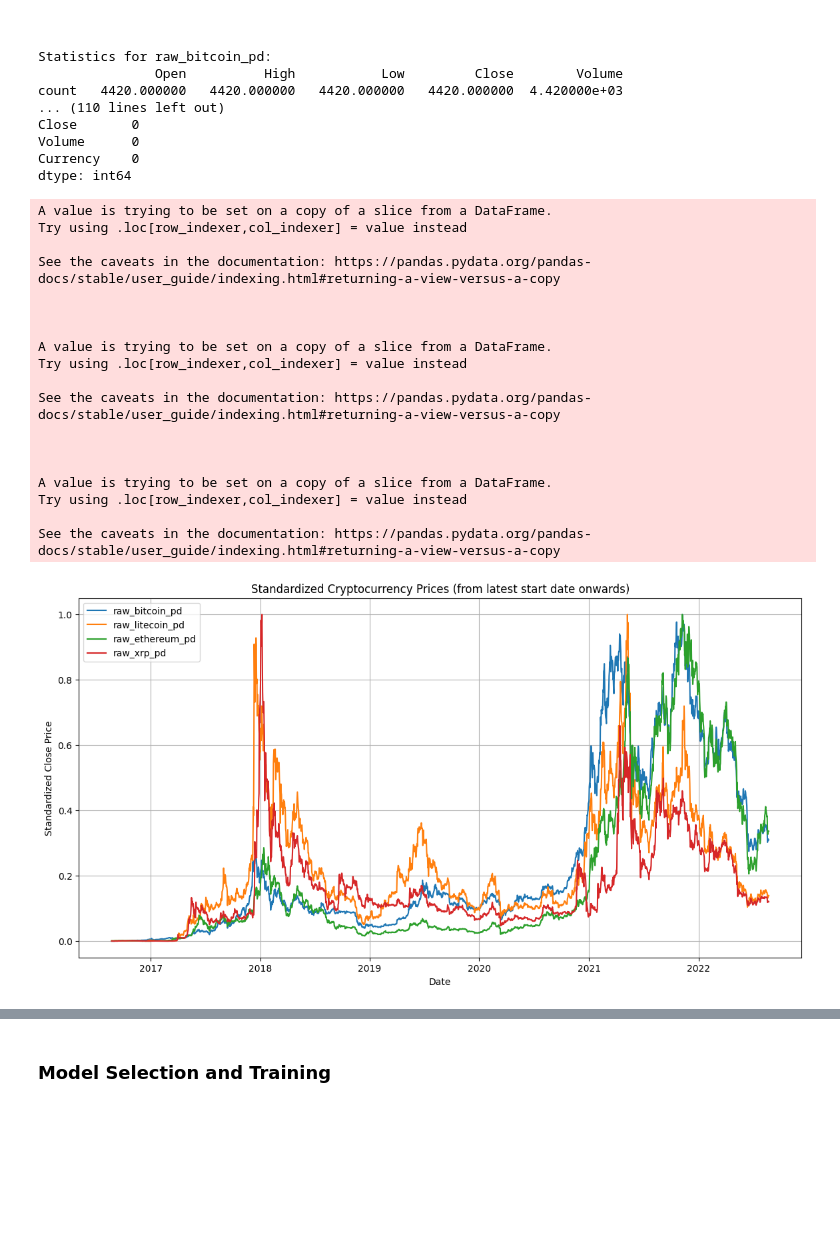
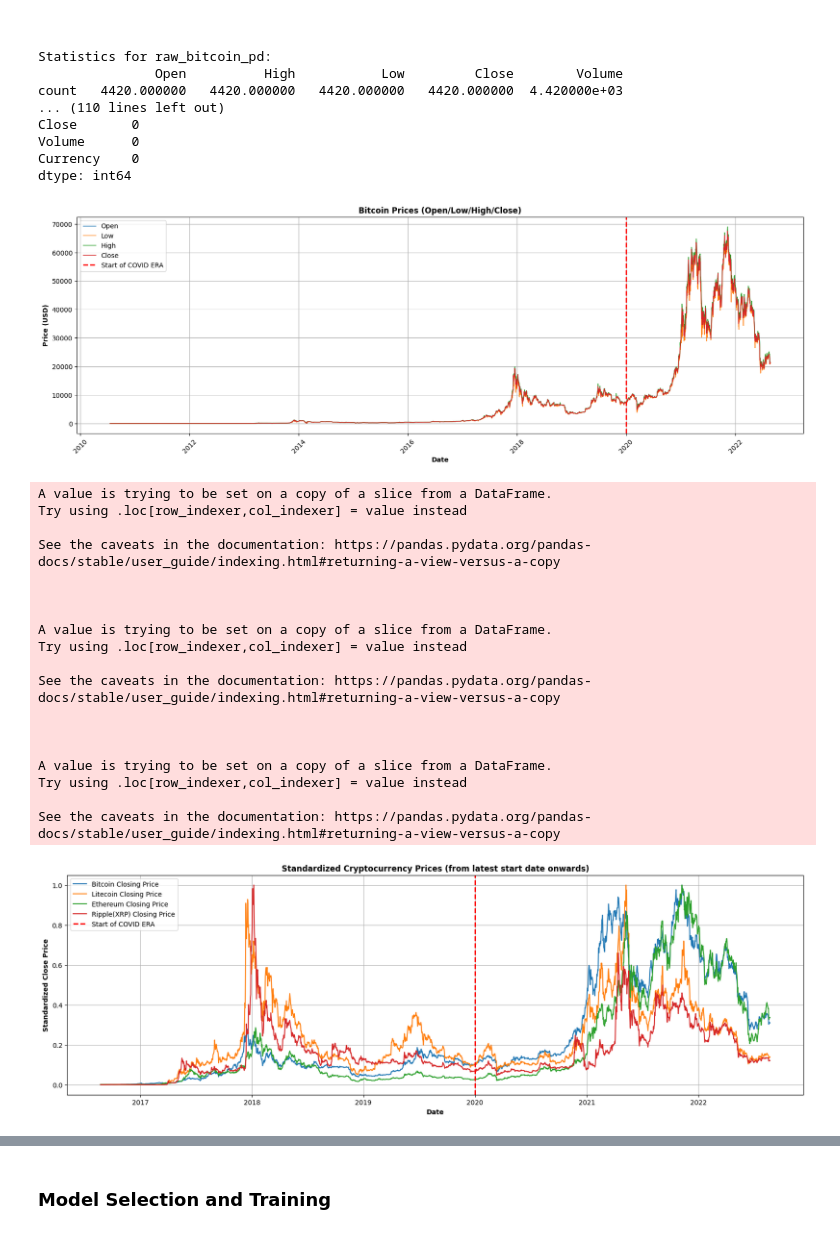
Before and after one commit to ASherjil/Cryptocurrency-Price-Prediction, a Jupyter notebook: CW2_B820928.ipynb, the cells around one changed output, grey strips where cells are left out. Saved outputs shown, nothing was run; the diff lists cells and outputs as text; code cells hidden in the pictures; blank space fills up the shorter version.

Commit message:
Updating the plots

```diff
--- a/CW2_B820928.ipynb
+++ b/CW2_B820928.ipynb
@@ -143,3 +94,41 @@ fig.show()
+# %%
+import matplotlib.pyplot as plt
+
+# Assuming dfs['raw_bitcoin_pd'] is your DataFrame
+df_bitcoin_1 = dfs['raw_bitcoin_pd'].copy()
+
+# Convert 'Date' column to datetime if it's not already
+df_bitcoin_1['Date'] = pd.to_datetime(df_bitcoin_1['Date'])
+
+# Plotting
+plt.figure(figsize=(20, 6))
+
+# Plot Open, Low, High, Close prices
+plt.plot(df_bitcoin_1['Date'], df_bitcoin_1['Open'], label='Open', linewidth=1)
+plt.plot(df_bitcoin_1['Date'], df_bitcoin_1['Low'], label='Low', linewidth=1)
+plt.plot(df_bitcoin_1['Date'], df_bitcoin_1['High'], label='High', linewidth=1)
+plt.plot(df_bitcoin_1['Date'], df_bitcoin_1['Close'], label='Close', linewidth=1)
+
+# Highlighting the "COVID ERA" starting from 2020
+plt.axvline(pd.Timestamp('2020-01-01'), color='r', linestyle='--', linewidth=2, label='Start of COVID ERA')
+
+# Adding legend
+plt.legend()
+
+# Adding grid
+plt.grid(True)
+
+# Set the title and axis labels
+plt.title('Bitcoin Prices (Open/Low/High/Close)', fontweight='bold')
+plt.xlabel('Date', fontweight='bold')
+plt.ylabel('Price (USD)', fontweight='bold')
+
+# Rotate date labels for better readability
+plt.xticks(rotation=45)
+
+plt.show()
+# %% [output]
+[figure, added]
 # %%
 import matplotlib.pyplot as plt
 from sklearn.preprocessing import MinMaxScaler
@@ -155,36 +144,45 @@ for df_name, df in dfs_copied.items():
 # Find the latest starting date among all the cryptocurrencies
 latest_start_date = max(df.index.min() for df in dfs_copied.values())
 
+label_names = {}
+label_names['raw_bitcoin_pd']  = 'Bitcoin Closing Price'
+label_names['raw_litecoin_pd'] = 'Litecoin Closing Price'
+label_names['raw_ethereum_pd'] = 'Ethereum Closing Price'
+label_names['raw_xrp_pd']      = 'Ripple(XRP) Closing Price'
+
 # Plot each cryptocurrency's closing price
-plt.figure(figsize=(14, 7))
+plt.figure(figsize=(20, 6))
 for df_name, df in dfs_copied.items():
     df = df.loc[df.index >= latest_start_date]  # Filter data from the latest start date onwards
     df.loc[:, 'Close'] = scaler.fit_transform(df[['Close']])  # Standardize 'Close' price
-    plt.plot(df.index, df['Close'], label=df_name)
+    plt.plot(df.index, df['Close'], label=label_names[df_name])
 
-plt.title('Standardized Cryptocurrency Prices (from latest start date onwards)')
-plt.xlabel('Date')
-plt.ylabel('Standardized Close Price')
+# Adding a vertical line to mark the start of the "COVID ERA"
+plt.axvline(pd.Timestamp('2020-01-01'), color='r', linestyle='--', linewidth=2, label='Start of COVID ERA')
+
+plt.title('Standardized Cryptocurrency Prices (from latest start date onwards)', fontweight='bold')
+plt.xlabel('Date', fontweight='bold')
+plt.ylabel('Standardized Close Price', fontweight='bold')
 plt.legend()
 plt.grid(True)
 plt.show()
 # %% [output]
 A value is trying to be set on a copy of a slice from a DataFrame.
 Try using .loc[row_indexer,col_indexer] = value instead
 
 See the caveats in the documentation: https://pandas.pydata.org/pandas-docs/stable/user_guide/indexing.html#returning-a-view-versus-a-copy
 
 
 
 A value is trying to be set on a copy of a slice from a DataFrame.
 Try using .loc[row_indexer,col_indexer] = value instead
 
 See the caveats in the documentation: https://pandas.pydata.org/pandas-docs/stable/user_guide/indexing.html#returning-a-view-versus-a-copy
 
 
 
 A value is trying to be set on a copy of a slice from a DataFrame.
 Try using .loc[row_indexer,col_indexer] = value instead
 
 See the caveats in the documentation: https://pandas.pydata.org/pandas-docs/stable/user_guide/indexing.html#returning-a-view-versus-a-copy
-[figure, old version]
+[figure, new version]
```
Also changed, not shown: parts of 8 cells of this notebook.
